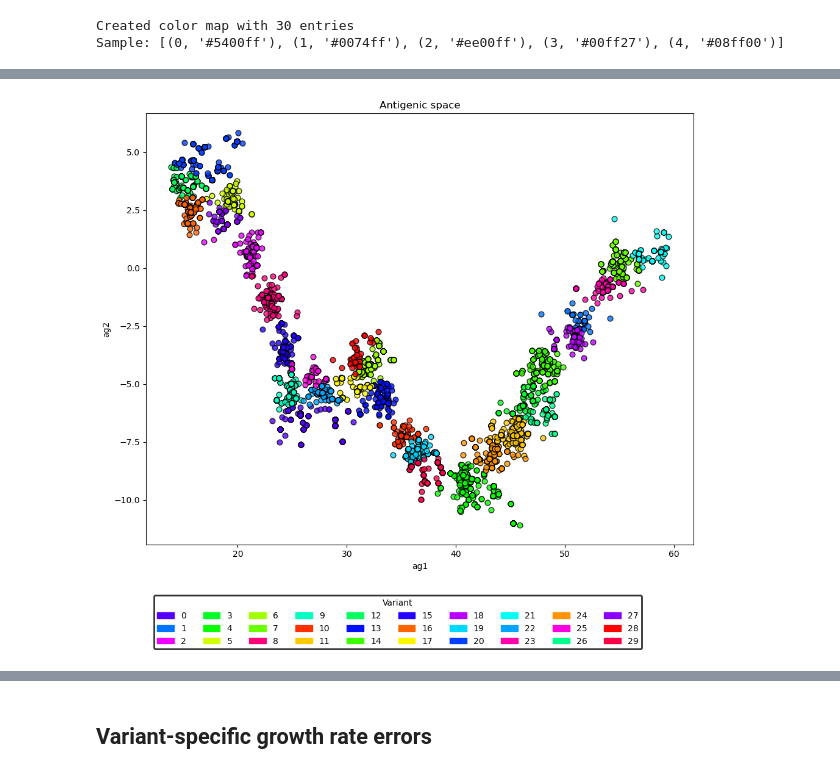
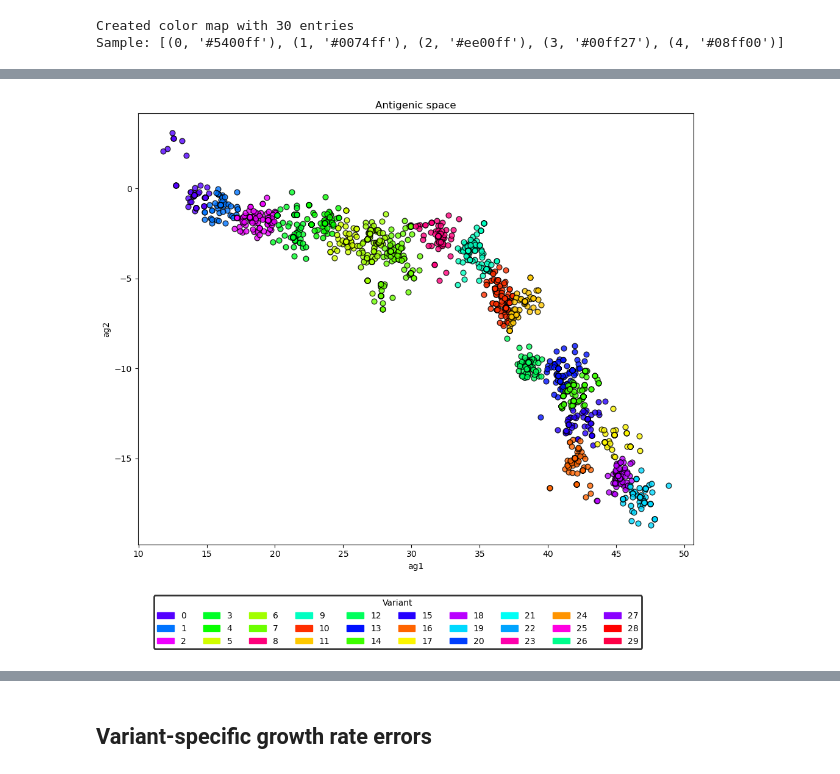
Before and after one commit to matsengrp/antigen-forecasting, a Jupyter notebook: notebooks/manuscript-figure-5-growth-rate-errors.ipynb, the cells around one changed output, grey strips where cells are left out. Cells and saved outputs as stored; diff of their text form; code cells hidden in the pictures.

```diff
--- a/notebooks/manuscript-figure-5-growth-rate-errors.ipynb
+++ b/notebooks/manuscript-figure-5-growth-rate-errors.ipynb
@@ -270,8 +268,8 @@ print(f"Sample: {list(color_map.items())[:5]}")
 Created color map with 30 entries
 Sample: [(0, '#5400ff'), (1, '#0074ff'), (2, '#ee00ff'), (3, '#00ff27'), (4, '#08ff00')]
 # %%
-tips_path = f"../data/{build}/antigen-outputs/viruses.csv"
-tips_df = pd.read_csv(tips_path)
+tips_path = f"../data/{build}/tips_variant_assignment_compare.tsv"
+tips_df = pd.read_csv(tips_path, sep="\t")
 tips_df.head()
 # %% [output]
 |  | name | year | trunk | tip | mark | location | layout | nucleotideSequence | ag1 | ag2 | ... |
@@ -283,12 +282,12 @@ tips_df.head()
 # %%
 plot_antigenic_space_by_clade(
     tips_df,
     color_map=color_map,
-    variant_col='variant',
+    variant_col='variant_ag',
     figsize=(10, 8)
 )
 # %% [output]
-[figure, old version]
+[figure, new version]
 # %%
 window_growth_rates_scores_path = f"../results/{build}/window_growth_rates.tsv"
 variant_growth_rates_scores_path = f"../results/{build}/variant_growth_rates.tsv"
```
Also changed, not shown: parts of 11 cells of this notebook, 1 other file.
